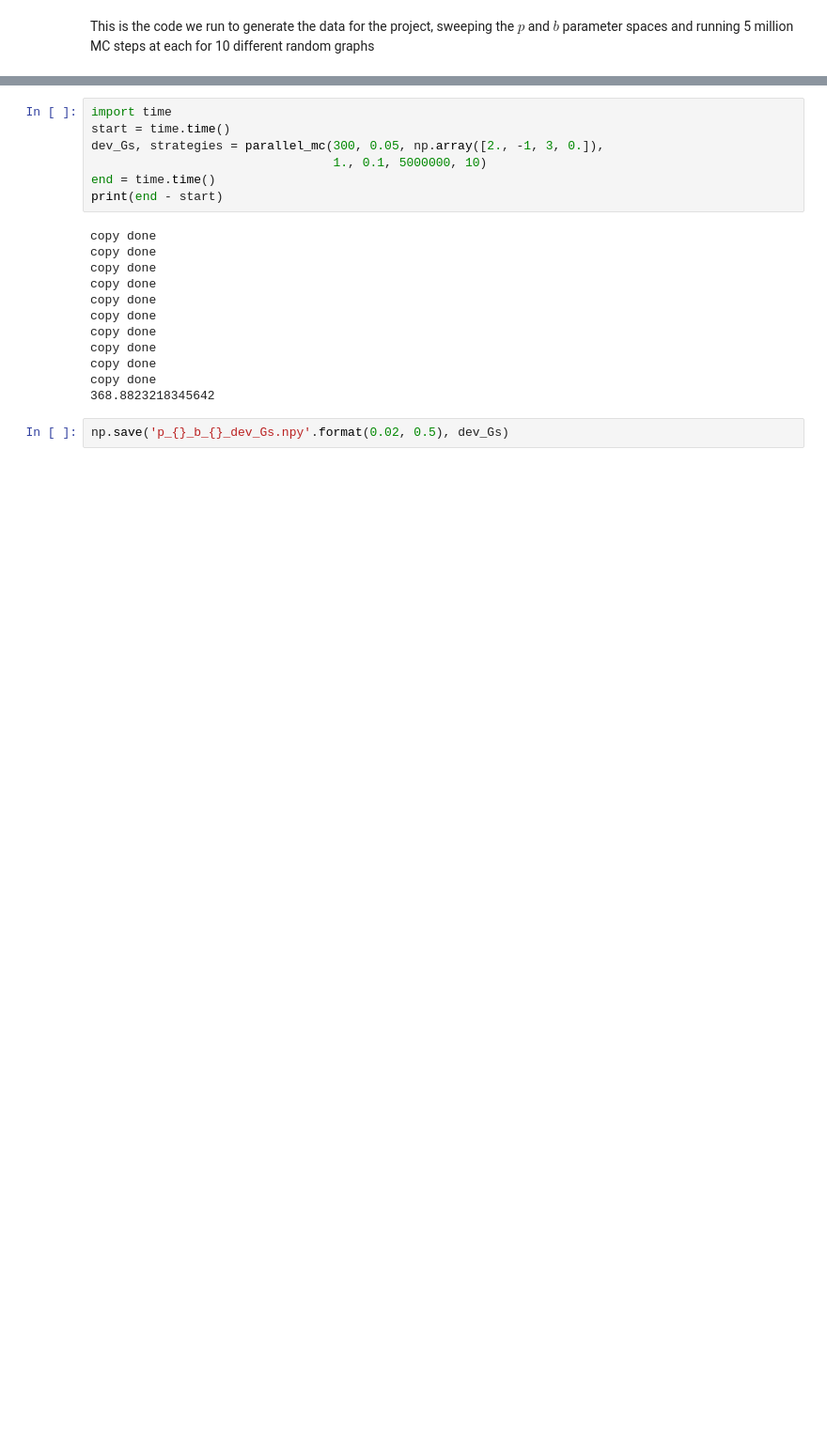
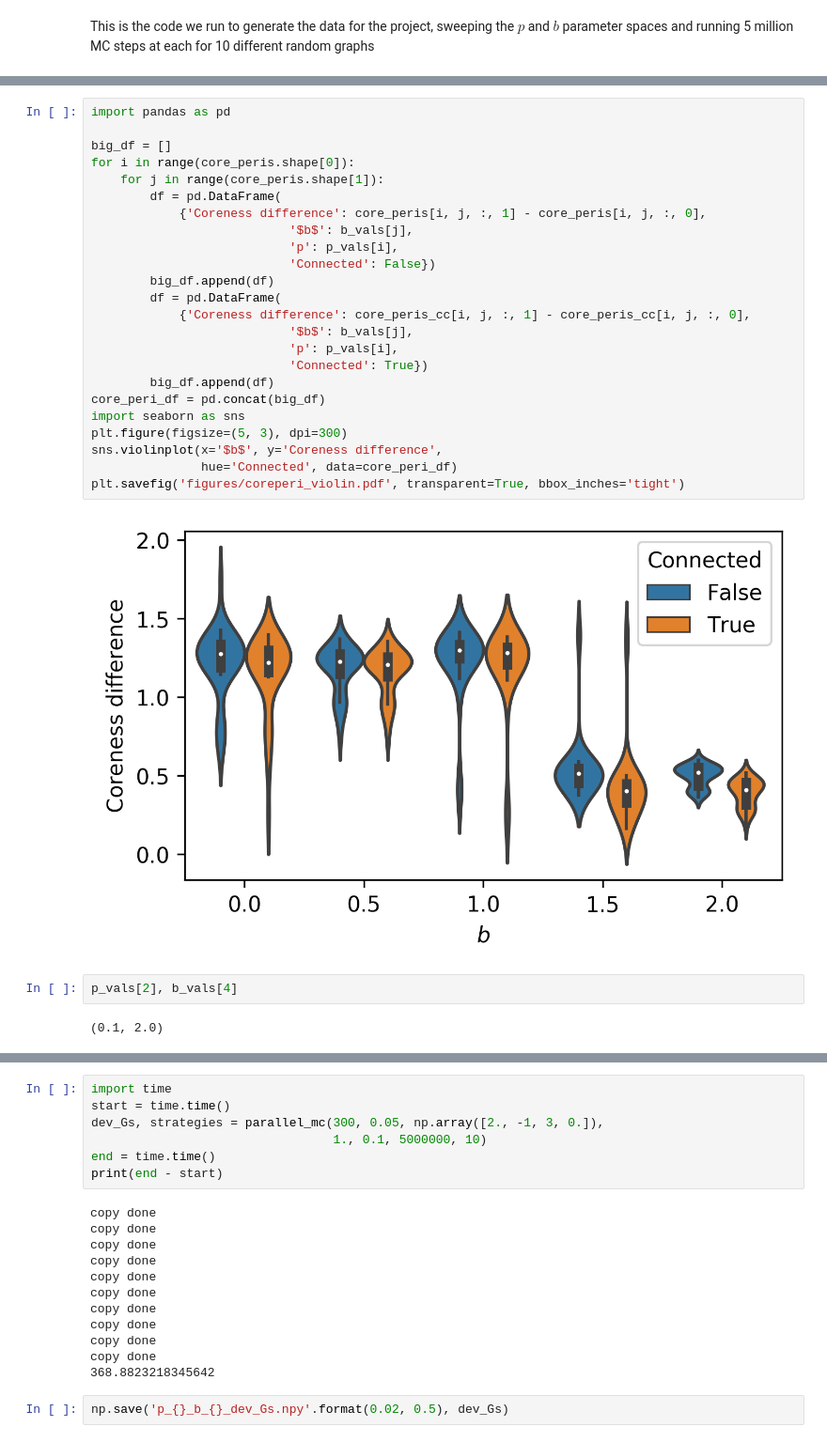
Before and after one commit to nhchristianson/graph_evolution, a Jupyter notebook: Project initial testing.ipynb, the cells around one changed output, grey strips where cells are left out. Shown at 94% size. Saved outputs shown, nothing was run; the diff lists cells and outputs as text; blank space fills up the shorter version.

```diff
--- a/Project initial testing.ipynb
+++ b/Project initial testing.ipynb
@@ -52,0 +279,30 @@ x.mc_step_incr_edge(1, 0.1)
+# %%
+import pandas as pd
+
+big_df = []
+for i in range(core_peris.shape[0]):
+    for j in range(core_peris.shape[1]):
+        df = pd.DataFrame(
+            {'Coreness difference': core_peris[i, j, :, 1] - core_peris[i, j, :, 0],
+                           '$b$': b_vals[j],
+                           'p': p_vals[i],
+                           'Connected': False})
+        big_df.append(df)
+        df = pd.DataFrame(
+            {'Coreness difference': core_peris_cc[i, j, :, 1] - core_peris_cc[i, j, :, 0],
+                           '$b$': b_vals[j],
+                           'p': p_vals[i],
+                           'Connected': True})
+        big_df.append(df)
+core_peri_df = pd.concat(big_df)
+import seaborn as sns
+plt.figure(figsize=(5, 3), dpi=300)
+sns.violinplot(x='$b$', y='Coreness difference',
+               hue='Connected', data=core_peri_df)
+plt.savefig('figures/coreperi_violin.pdf', transparent=True, bbox_inches='tight')
+# %% [output]
+[figure, added]
+# %%
+p_vals[2], b_vals[4]
+# %% [output]
+(0.1, 2.0)
```
Also changed, not shown: parts of 29 cells of this notebook, 12 other files.
